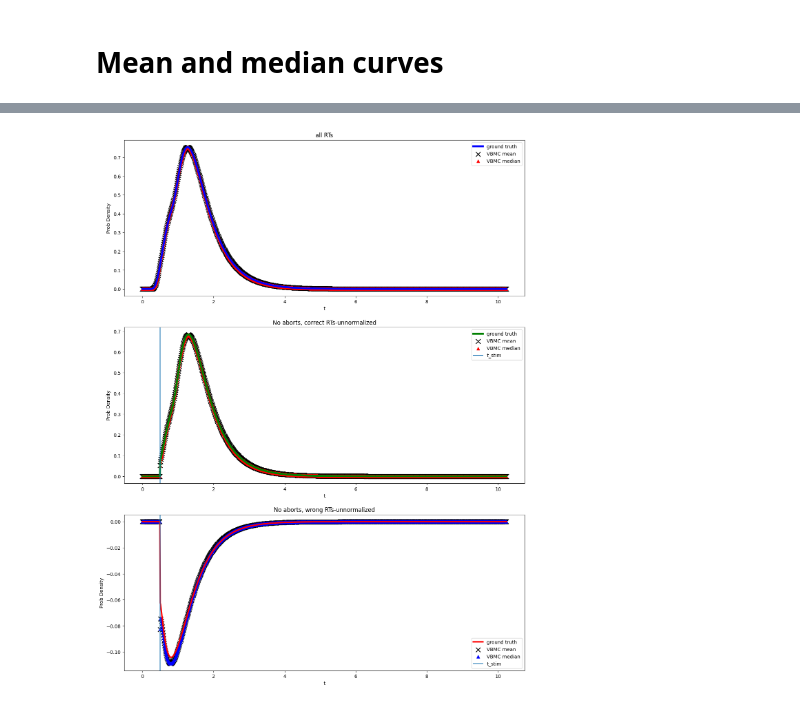
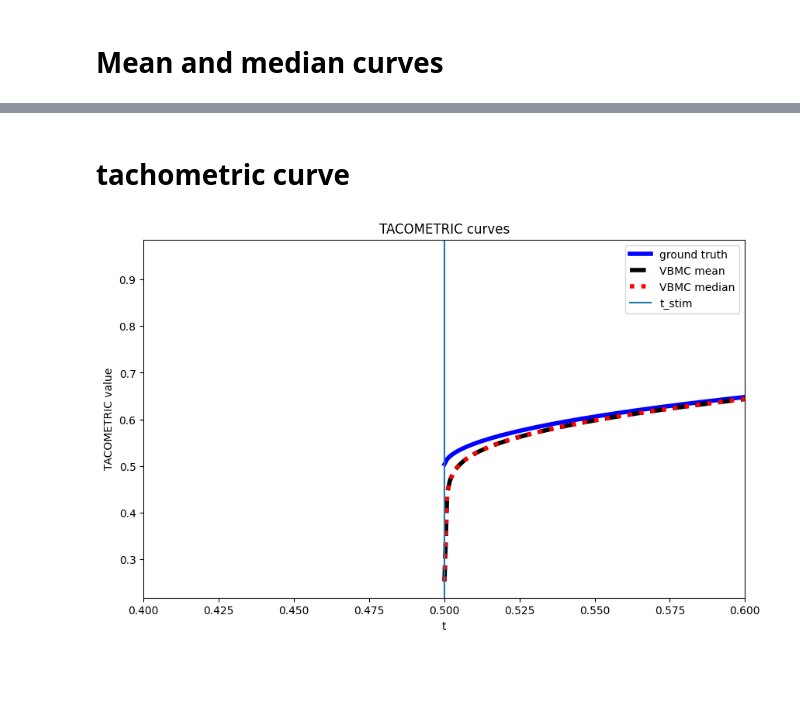
Before and after one commit to rakaar/ddm_codes, a Jupyter notebook: action_init_ddm/vbmc_delay_paper.ipynb, the cells around one changed output, grey strips where cells are left out. Drawn from its saved outputs; the diff is of its cells as text; code cells hidden in the pictures; blank space fills up the shorter version.

```diff
--- a/action_init_ddm/vbmc_delay_paper.ipynb
+++ b/action_init_ddm/vbmc_delay_paper.ipynb
@@ -491,27 +462,21 @@ plt.xlabel('t'); plt.ylabel('Prob Density');plt.title('No aborts, wrong RTs-unno
-# %%
-# plot only true curves, mean and median curves
-plt.figure(figsize=(15, 20))
-plt.subplot(3,1,1)
-plt.plot(t_pts, all_RTs_ground_truth_curve, label='ground truth', color='b', linewidth=4);
-plt.scatter(t_pts, all_RTs_mean_curve, label='VBMC mean', marker='x', color='k', s=100);
-plt.scatter(t_pts, all_RTs_median_curve, label='VBMC median', marker='^', color='r');
-plt.legend();
-plt.xlabel('t'); plt.ylabel('Prob Density');plt.title('all RTs');
-
-plt.subplot(3,1,2)
-plt.plot(t_pts, up_RTs_ground_truth_curve, label='ground truth', color='g', linewidth=4);
-plt.scatter(t_pts, up_RTs_mean_curve, label='VBMC mean', marker='x', color='k', s=100);
-plt.scatter(t_pts, up_RTs_median_curve, label='VBMC median', marker='^', color='r');
-plt.axvline(x=t_stim, label='t_stim')
-plt.xlabel('t'); plt.ylabel('Prob Density');plt.title('No aborts, correct RTs-unnormalized');
-plt.legend();
-
-plt.subplot(3,1,3)
-plt.plot(t_pts, -down_RTs_ground_truth_curve, label='ground truth', color='r', linewidth=3);
-plt.scatter(t_pts, -down_RTs_mean_curve, label='VBMC mean', marker='x', color='k', s=90);
-plt.scatter(t_pts, -down_RTs_median_curve, label='VBMC median', marker='^', color='b', s=40);
-plt.axvline(x=t_stim, label='t_stim')
-plt.legend();
-plt.xlabel('t'); plt.ylabel('Prob Density');plt.title('No aborts, wrong RTs-unnormalized');
-# %% [output]
-[figure, removed]
+# %% [markdown]
+# tachometric curve
+# %%
+ground_truth_taco = up_RTs_ground_truth_curve/(up_RTs_ground_truth_curve + down_RTs_ground_truth_curve)
+
+vbmc_mean_taco = up_RTs_mean_curve/(up_RTs_mean_curve + down_RTs_mean_curve)
+
+vbmc_median_taco = up_RTs_median_curve/(up_RTs_median_curve + down_RTs_median_curve)
+# %%
+# correct pdf/ correct pdf + wrong pdf
+plt.figure(figsize=(10, 6))
+plt.plot(t_pts, ground_truth_taco, label='ground truth', color='b', linewidth=4)
+plt.plot(t_pts, vbmc_mean_taco, label='VBMC mean', color='k', linestyle='--', linewidth=4)
+plt.plot(t_pts, vbmc_median_taco, label='VBMC median', color='r', linestyle=':', linewidth=4)
+plt.axvline(x=t_stim, label='t_stim')
+plt.xlim(0.4, 0.6)
+plt.legend()
+plt.title('TACOMETRIC curves')
+plt.xlabel('t'); plt.ylabel('TACOMETRIC value');
+# %% [output]
+[figure, added]
```
Also changed, not shown: parts of 12 cells of this notebook, 2 other files.
